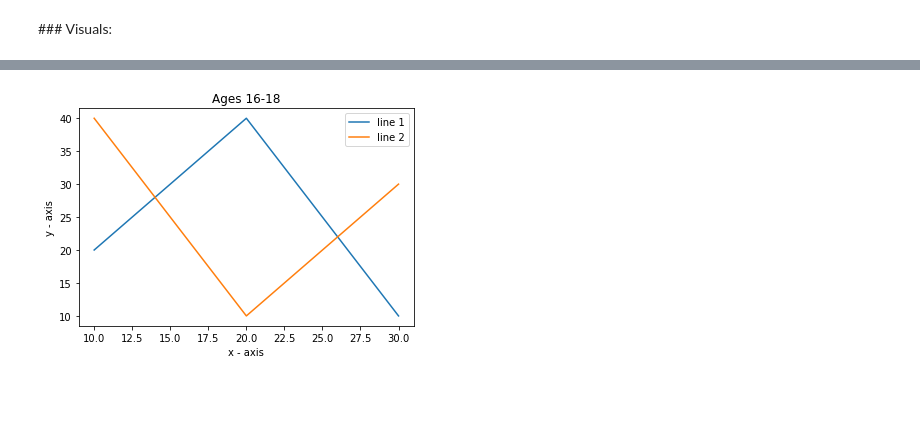
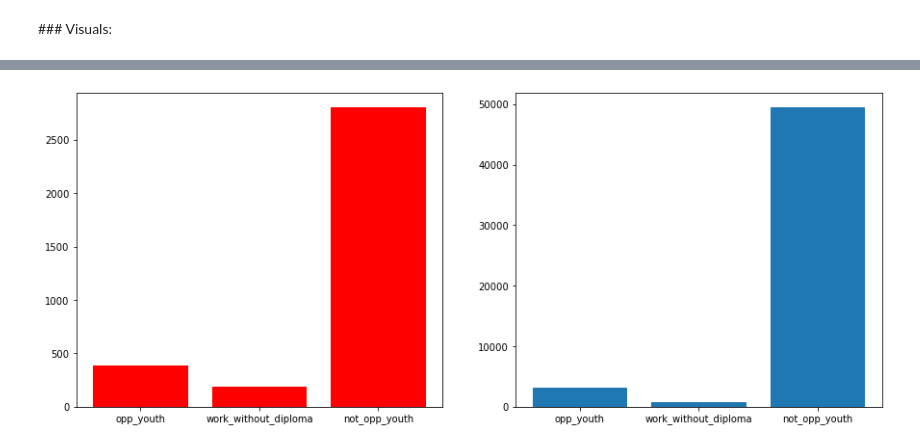
Before and after one commit to cenuno/opportunity_youth, a Jupyter notebook: notebooks/report/index.ipynb, the cells around one changed output, grey strips where cells are left out. Drawn from its saved outputs; the diff is of its cells as text; code cells hidden in the pictures; blank space fills up the shorter version.

Commit message:
updated visual for question 4

```diff
--- a/notebooks/report/index.ipynb
+++ b/notebooks/report/index.ipynb
@@ -622,4 +615,0 @@ x2_df = pd.DataFrame.from_dict(x2, orient='index').reset_index()
-# %%
-merged_df = pd.merge(x1_df, x2_df, on='index')
-merged_df.rename(columns={'0_x': '2018', '0_y': '2016'}, inplace=True)
-merged_df['totals'] = merged_df['2018']+ merged_df['2016']
@@ -641,26 +616,13 @@ ax.barh(merged_df['totals'], merged_df['index'])
-# %%
-x1 = {'opp_youth':391, 'work_without_diploma': 187, 'not_opp_youth':2803}
-x2 = {'opp_youth':2805, 'work_without_diploma': 587, 'not_opp_youth':46661}
-
-
-
-x1 = [10,20,30]
-y1 = [20,40,10]
-# plotting the line 1 points
-plt.plot(x1, y1, label = "line 1")
-# line 2 points
-x2 = [10,20,30]
-y2 = [40,10,30]
-# plotting the line 2 points
-plt.plot(x2, y2, label = "line 2")
-plt.xlabel('x - axis')
-# Set the y axis label of the current axis.
-plt.ylabel('y - axis')
-# Set a title of the current axes.
-plt.title('Ages 16-18')
-# show a legend on the plot
-plt.legend()
-# Display a figure.
-plt.show()
-# %% [output]
-[figure, removed]
+# %%
+x = merged_df['index']
+y = merged_df['2018']
+z = merged_df['totals']
+# %%
+fig = plt.figure(figsize=(15,6))
+ax1 = fig.add_subplot(121)
+ax2 = fig.add_subplot(122)
+ax1.bar(x, y, color='red')
+ax2.bar(x,z)
+plt.show()
+# %% [output]
+[figure, added]
```
Also changed, not shown: parts of 4 cells of this notebook, 3 other files.
